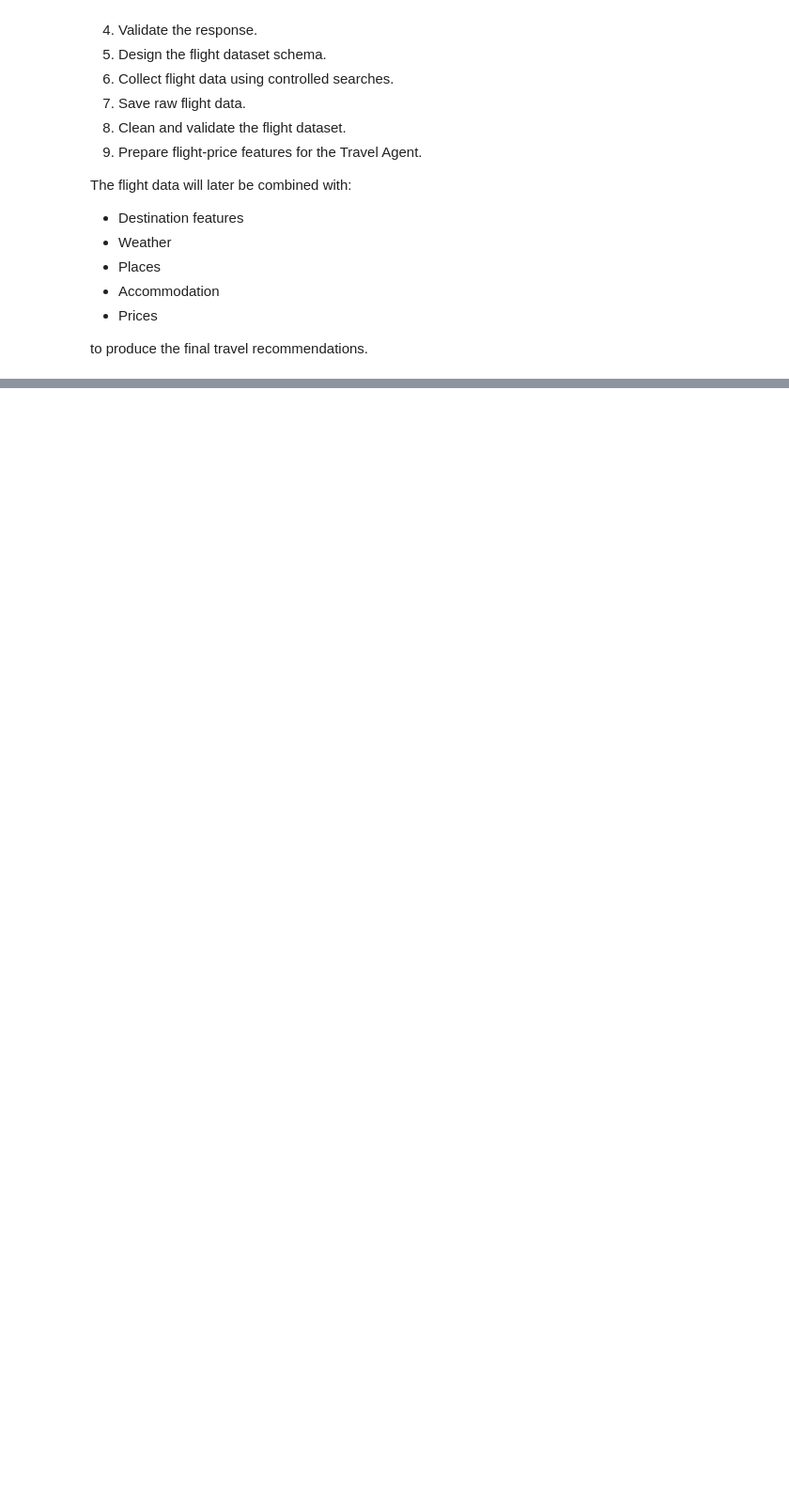
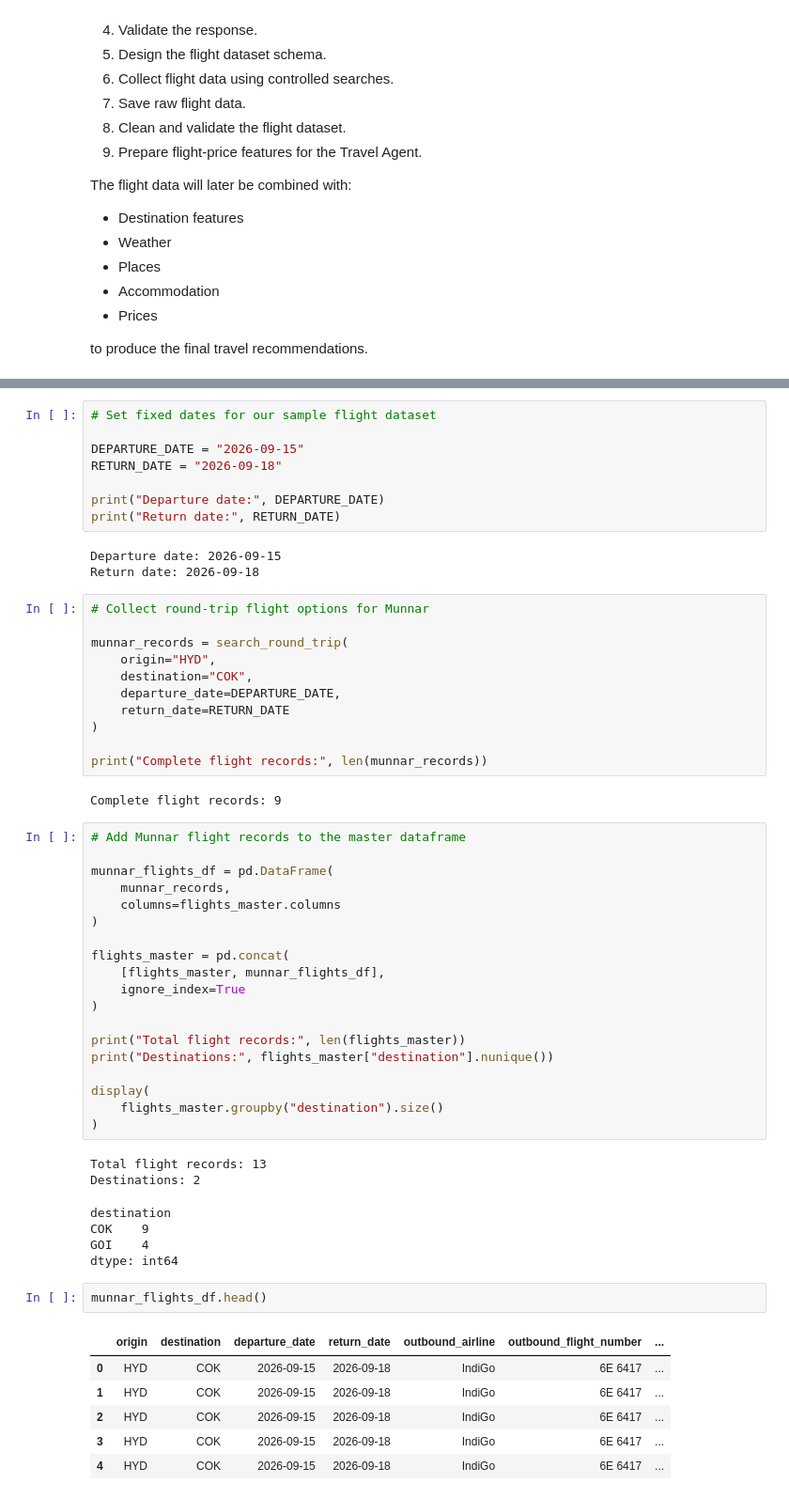
Before and after one commit to rushindrareddyyasa/Travel_Agent, a Jupyter notebook: notebooks/03_Flight_Data.ipynb, the cells around one changed output, grey strips where cells are left out. Shown at 94% size. Drawn from its saved outputs; the diff is of its cells as text; blank space fills up the shorter version.

```diff
--- a/notebooks/03_Flight_Data.ipynb
+++ b/notebooks/03_Flight_Data.ipynb
@@ -126,0 +1208,59 @@ to produce the final travel recommendations.
+# %%
+# Set fixed dates for our sample flight dataset
+
+DEPARTURE_DATE = "2026-09-15"
+RETURN_DATE = "2026-09-18"
+
+print("Departure date:", DEPARTURE_DATE)
+print("Return date:", RETURN_DATE)
+# %% [output]
+Departure date: 2026-09-15
+Return date: 2026-09-18
+# %%
+# Collect round-trip flight options for Munnar
+
+munnar_records = search_round_trip(
+    origin="HYD",
+    destination="COK",
+    departure_date=DEPARTURE_DATE,
+    return_date=RETURN_DATE
+)
+
+print("Complete flight records:", len(munnar_records))
+# %% [output]
+Complete flight records: 9
+# %%
+# Add Munnar flight records to the master dataframe
+
+munnar_flights_df = pd.DataFrame(
+    munnar_records,
+    columns=flights_master.columns
+)
+
+flights_master = pd.concat(
+    [flights_master, munnar_flights_df],
+    ignore_index=True
+)
+
+print("Total flight records:", len(flights_master))
+print("Destinations:", flights_master["destination"].nunique())
+
+display(
+    flights_master.groupby("destination").size()
+)
+# %% [output]
+Total flight records: 13
+Destinations: 2
+destination
+COK    9
+GOI    4
+dtype: int64
+# %%
+munnar_flights_df.head()
+# %% [output]
+|  | origin | destination | departure_date | return_date | outbound_airline | outbound_flight_number | ... |
+| 0 | HYD | COK | 2026-09-15 | 2026-09-18 | IndiGo | 6E 6417 | ... |
+| 1 | HYD | COK | 2026-09-15 | 2026-09-18 | IndiGo | 6E 6417 | ... |
+| 2 | HYD | COK | 2026-09-15 | 2026-09-18 | IndiGo | 6E 6417 | ... |
+| 3 | HYD | COK | 2026-09-15 | 2026-09-18 | IndiGo | 6E 6417 | ... |
+| 4 | HYD | COK | 2026-09-15 | 2026-09-18 | IndiGo | 6E 6417 | ... |
```
Also changed, not shown: parts of 44 cells of this notebook, 3 other files.
